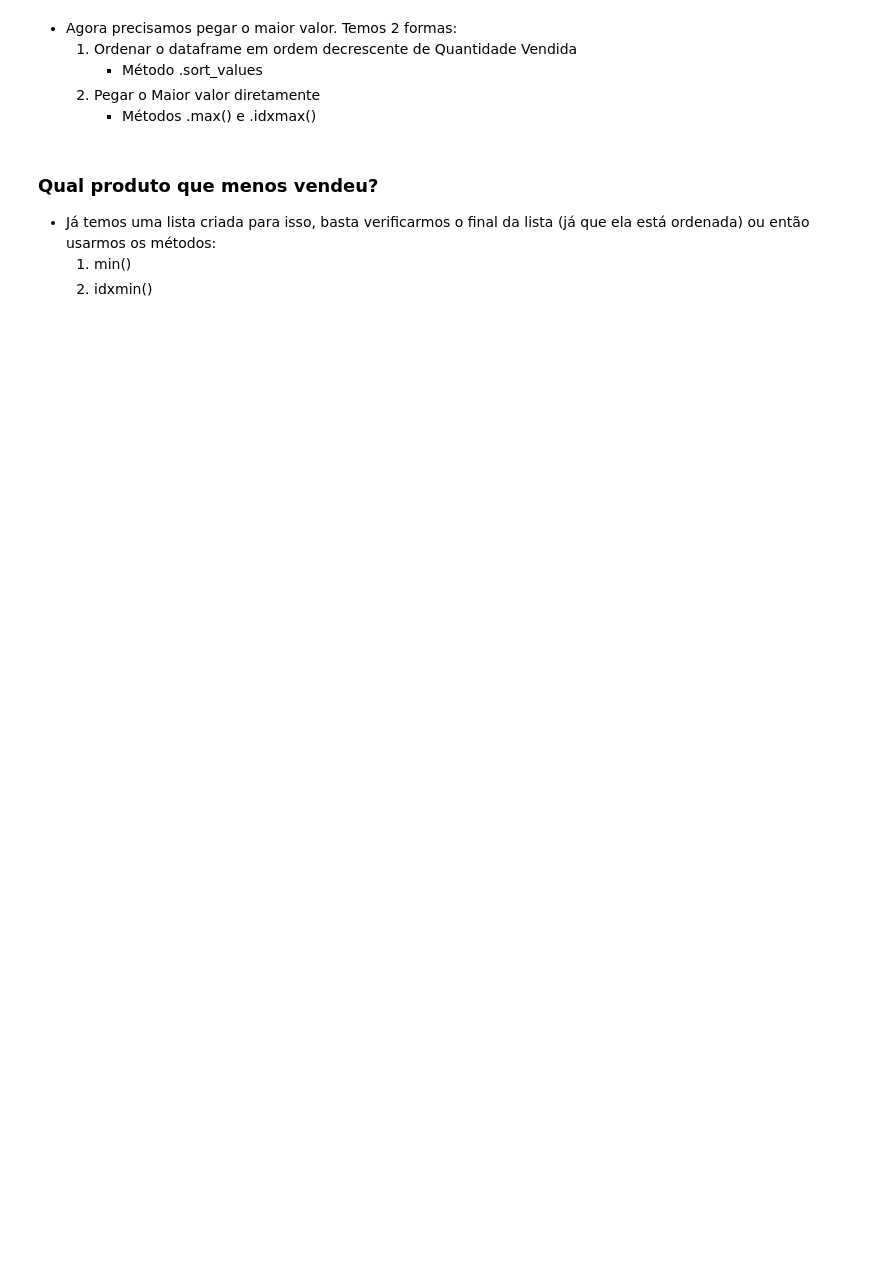
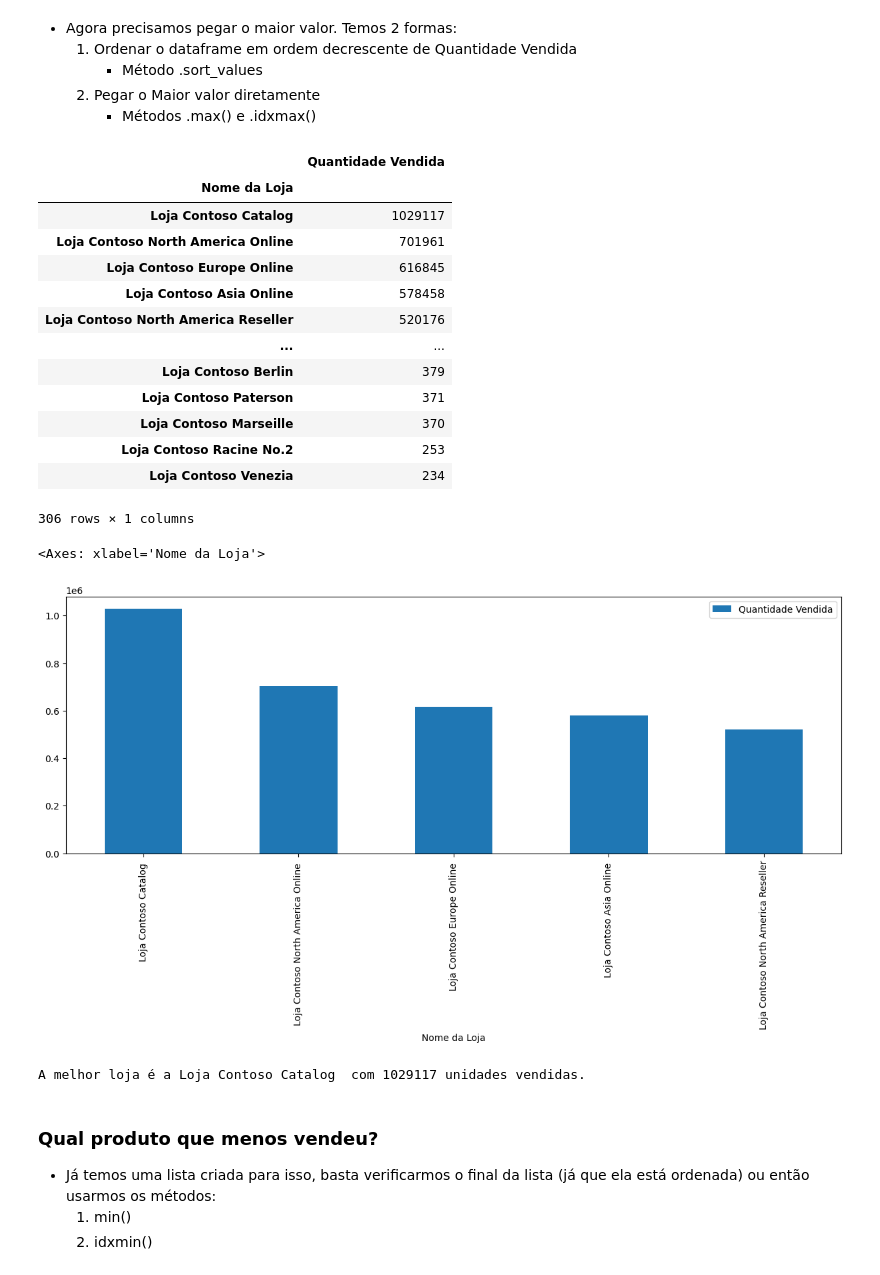
Before and after one commit to emirfadul/python_hashtag, a Jupyter notebook: modulo 17 - pandas/Pandas 06.ipynb, the cells around one changed output. Cells and saved outputs as stored; diff of their text form; code cells hidden in the pictures; blank space fills up the shorter version.

```diff
--- a/modulo 17 - pandas/Pandas 06.ipynb
+++ b/modulo 17 - pandas/Pandas 06.ipynb
@@ -74,3 +74,7 @@ Name: count, Length: 38907, dtype: int64
 ### Qual a Loja que mais vendeu?
 
 - Usaremos o .groupby para agrupar o nosso dataframe, de acordo com o que queremos (somando as quantidades de vendas, por exemplo)
+# %%
+vendas_loja = vendas_df.groupby('Nome da Loja').sum()
+vendas_loja = vendas_loja[['Quantidade Vendida']]
+display(vendas_loja)
@@ -83,4 +102,25 @@ Name: count, Length: 38907, dtype: int64
 # %%
 #ordenando o dataframe
 
+vendas_loja = vendas_loja.sort_values('Quantidade Vendida', ascending=False)
+display(vendas_loja)
+
 #podemos plotar em um gráfico
+vendas_loja[:5].plot(figsize=(15,5), kind='bar')
+# %% [output]
+|  | Quantidade Vendida |
+| Nome da Loja |  |
+| Loja Contoso Catalog | 1029117 |
+| Loja Contoso North America Online | 701961 |
+| Loja Contoso Europe Online | 616845 |
+| Loja Contoso Asia Online | 578458 |
+| Loja Contoso North America Reseller | 520176 |
+| ... | ... |
+| Loja Contoso Berlin | 379 |
+| Loja Contoso Paterson | 371 |
+| Loja Contoso Marseille | 370 |
+| Loja Contoso Racine No.2 | 253 |
+| Loja Contoso Venezia | 234 |
+306 rows × 1 columns
+<Axes: xlabel='Nome da Loja'>
+[figure, added]
@@ -89,3 +127,10 @@ Name: count, Length: 38907, dtype: int64
+# %%
+#pegando o maior valor e se índice
+maior_valor = vendas_loja['Quantidade Vendida'].max()
+melhor_loja = vendas_loja['Quantidade Vendida'].idxmax()
+print(f'A melhor loja é a {melhor_loja} com {maior_valor} unidades vendidas.')
+# %% [output]
+A melhor loja é a Loja Contoso Catalog  com 1029117 unidades vendidas.
 # %% [markdown]
 ### Qual produto que menos vendeu?
 
```
Also changed, not shown: parts of 4 cells of this notebook, 4 other files.
